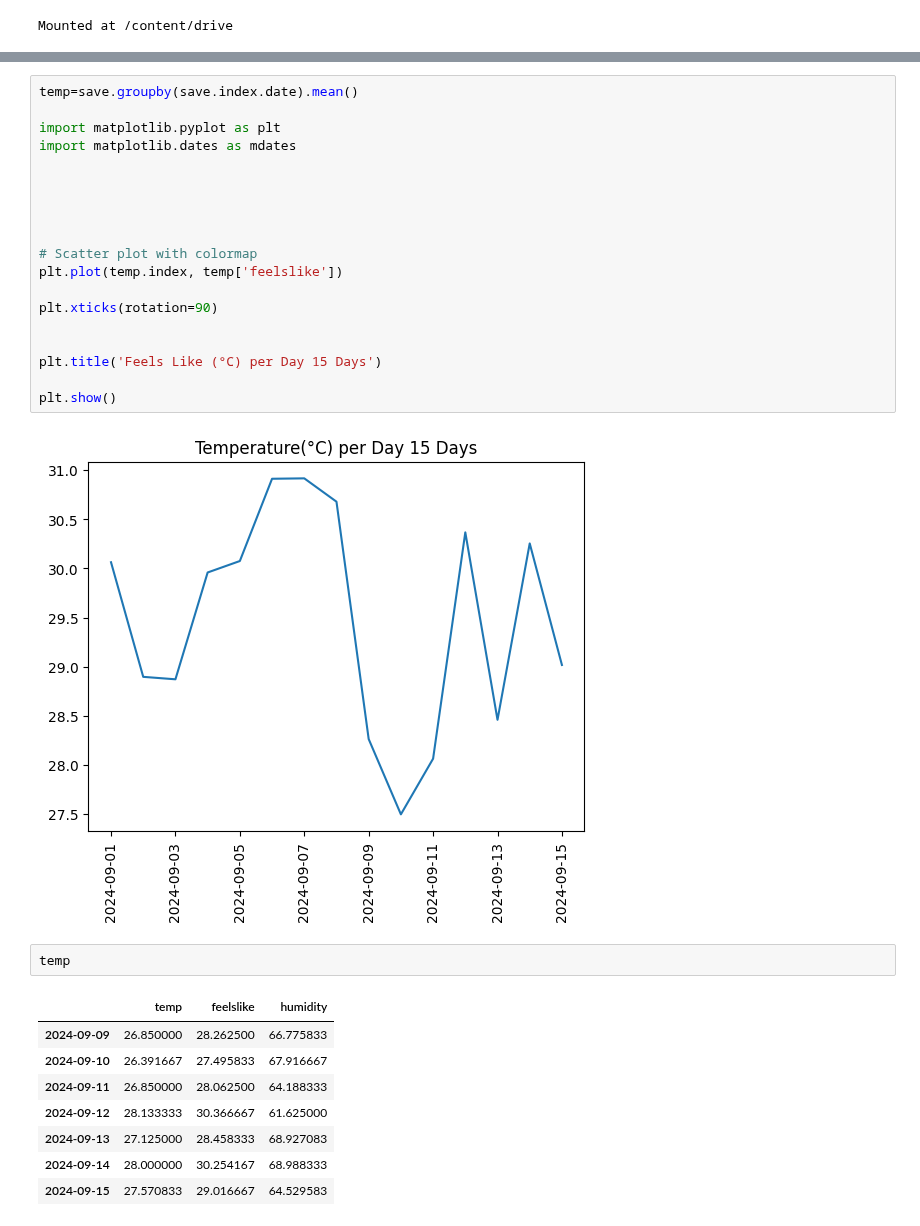
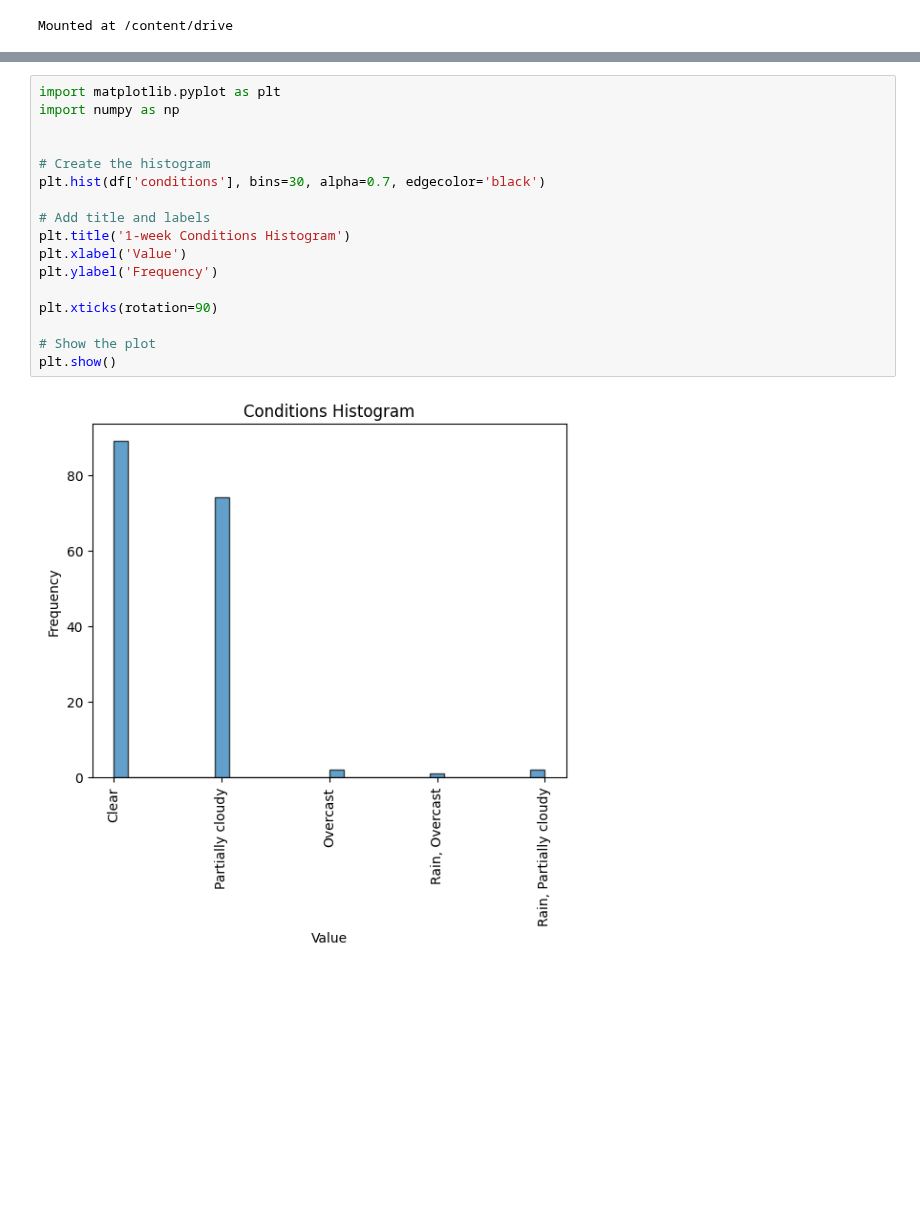
Before and after one commit to werowe/HypatiaAcademy, a Jupyter notebook: stats/current_weather.ipynb, the cells around one changed output, grey strips where cells are left out. Saved outputs shown, nothing was run; the diff lists cells and outputs as text; blank space fills up the shorter version.

```diff
--- a/stats/current_weather.ipynb
+++ b/stats/current_weather.ipynb
@@ -130,32 +147,19 @@ plt.show()
-# %%
-temp=save.groupby(save.index.date).mean()
-
-import matplotlib.pyplot as plt
-import matplotlib.dates as mdates
-
-
-
-
-
-# Scatter plot with colormap
-plt.plot(temp.index, temp['feelslike'])
-
-plt.xticks(rotation=90)
-
-
-plt.title('Feels Like (°C) per Day 15 Days')
-
-plt.show()
-# %% [output]
-[figure, removed]
-# %%
-temp
-# %% [output]
-|  | temp | feelslike | humidity |
-| 2024-09-09 | 26.850000 | 28.262500 | 66.775833 |
-| 2024-09-10 | 26.391667 | 27.495833 | 67.916667 |
-| 2024-09-11 | 26.850000 | 28.062500 | 64.188333 |
-| 2024-09-12 | 28.133333 | 30.366667 | 61.625000 |
-| 2024-09-13 | 27.125000 | 28.458333 | 68.927083 |
-| 2024-09-14 | 28.000000 | 30.254167 | 68.988333 |
-| 2024-09-15 | 27.570833 | 29.016667 | 64.529583 |
+# %%
+import matplotlib.pyplot as plt
+import numpy as np
+
+
+# Create the histogram
+plt.hist(df['conditions'], bins=30, alpha=0.7, edgecolor='black')
+
+# Add title and labels
+plt.title('1-week Conditions Histogram')
+plt.xlabel('Value')
+plt.ylabel('Frequency')
+
+plt.xticks(rotation=90)
+
+# Show the plot
+plt.show()
+# %% [output]
+[figure, added]
```
Also changed, not shown: parts of 8 cells of this notebook.
